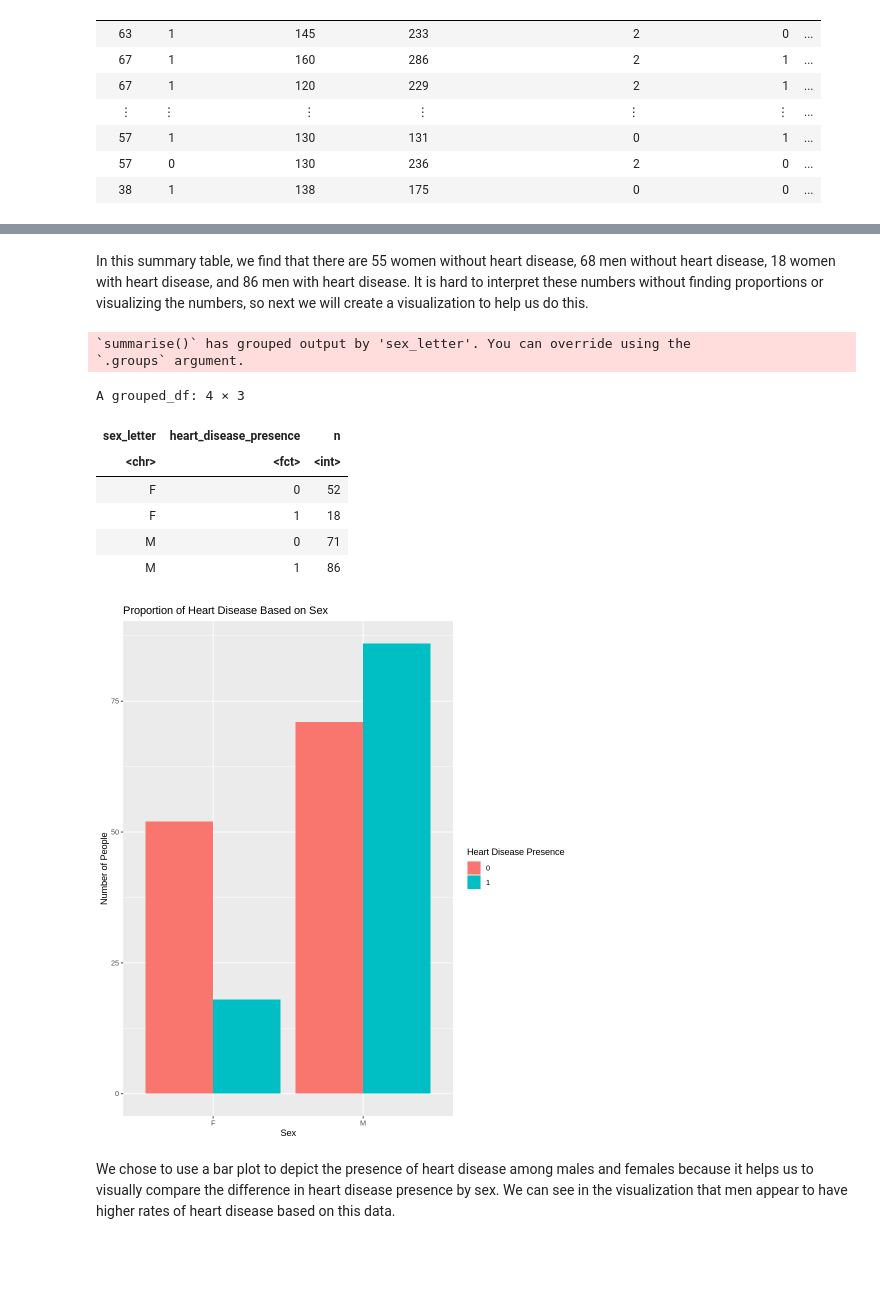
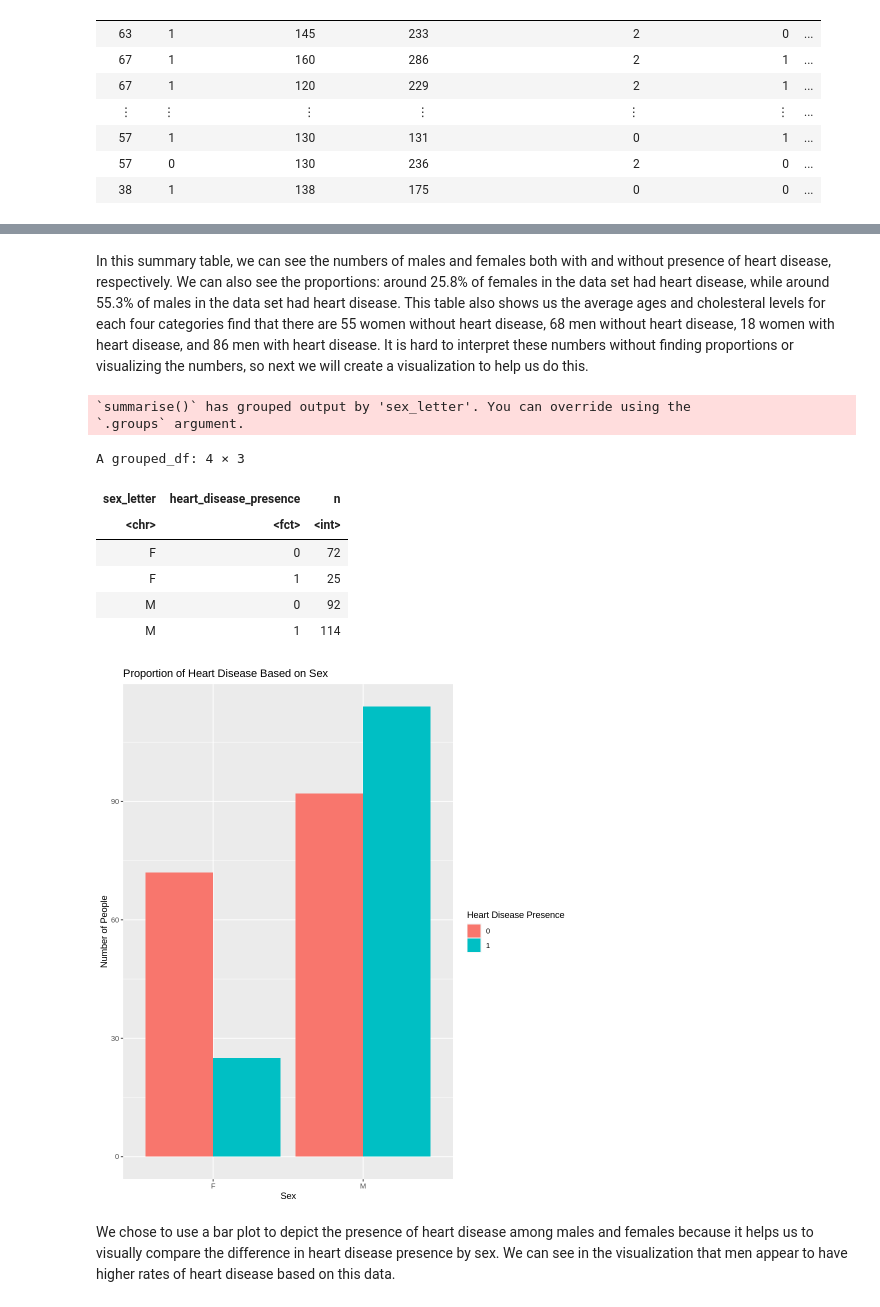
Before and after one commit to samtang22/dsci-100-2022W1-group-21, a Jupyter notebook: heart.data.ipynb, the cells around one changed output, grey strips where cells are left out. Drawn from its saved outputs; the diff is of its cells as text; code cells hidden in the pictures; blank space fills up the shorter version.

Commit message:
added proportions to tables

```diff
--- a/heart.data.ipynb
+++ b/heart.data.ipynb
@@ -91,23 +81,27 @@ heart_test <- testing(heart_split)
 # %%
 #converts numerical sex value into a letter eg 0 -> F. Creates a new column for it
 #done purely for the charts - F/M easier to read than 0/1
-temp_heart_train <- heart_train
-temp_heart_train["sex_letter"] <- NA
-for(i in 1:nrow(temp_heart_train)) {
-    if(temp_heart_train[i, 2] == 0) {
-        temp_heart_train[i, ncol(temp_heart_train)] <- "F"
+temp_heart_data <- heart_data
+temp_heart_data["sex_letter"] <- NA
+for(i in 1:nrow(temp_heart_data)) {
+    if(temp_heart_data[i, 2] == 0) {
+        temp_heart_data[i, ncol(temp_heart_data)] <- "F"
     } else {
-        temp_heart_train[i, ncol(temp_heart_train)] <- "M"
+        temp_heart_data[i, ncol(temp_heart_data)] <- "M"
     }
 }
 
 #Table of mean age and cholesteral for each heart disease presence/sex combination
-mean_age_angiographic <- temp_heart_train |>
+mean_age_angiographic <- temp_heart_data |>
     group_by(heart_disease_presence, sex_letter) |>
     summarize(mean_age=round(mean(age),1), mean_cholesteral = round(mean(serum_cholesteral)), n=n())
+
 #is there a better way to label the table?
 print("Summary table of heart disease presence by sex")
-mean_age_angiographic
+mean_age_proportions <- mean_age_angiographic |>
+    mutate(total = c(97, 206)) |>
+    mutate(proportion = n/total)
+mean_age_proportions
 # %% [output]
 `summarise()` has grouped output by 'heart_disease_presence'. You can override
 using the `.groups` argument.
@@ -122,35 +116,36 @@ A grouped_df: 4 × 5
 # %% [markdown]
-In this summary table, we find that there are 55 women without heart disease, 68 men without heart disease, 18 women with heart disease, and 86 men with heart disease. It is hard to interpret these numbers without finding proportions or visualizing the numbers, so next we will create a visualization to help us do this.
+In this summary table, we can see the numbers of males and females both with and without presence of heart disease, respectively. We can also see the proportions: around 25.8% of females in the data set had heart disease, while around 55.3% of males in the data set had heart disease. This table also shows us the average ages and cholesteral levels for each four categories
+find that there are 55 women without heart disease, 68 men without heart disease, 18 women with heart disease, and 86 men with heart disease. It is hard to interpret these numbers without finding proportions or visualizing the numbers, so next we will create a visualization to help us do this.
 # %%
 #Uses modified dataset purely for graphs/charts
 #counts number of people in each sex/heart disease presence combination
-temp_heart_train <- temp_heart_train |>
+temp_heart_data <- temp_heart_data |>
     group_by(sex_letter, heart_disease_presence) |>
     summarize(n=n())
 
-temp_heart_train <- temp_heart_train |>
+temp_heart_data <- temp_heart_data |>
     mutate(heart_disease_presence = as.factor(heart_disease_presence))
-temp_heart_train
+temp_heart_data
 options(repr.plot.width = 8, repr.plot.height = 9)
-heart_plot <- temp_heart_train |>
+heart_plot <- temp_heart_data |>
     ggplot(aes(x = sex_letter, y = n, fill = heart_disease_presence)) +
     geom_bar(stat = "identity", position = "dodge") +
     xlab("Sex") +
     ylab("Number of People") +
     labs(fill = "Heart Disease Presence")+
     ggtitle("Proportion of Heart Disease Based on Sex")
 heart_plot
 # %% [output]
 `summarise()` has grouped output by 'sex_letter'. You can override using the
 `.groups` argument.
 A grouped_df: 4 × 3
 | sex_letter | heart_disease_presence | n |
 | <chr> | <fct> | <int> |
-| F | 0 | 52 |
-| F | 1 | 18 |
-| M | 0 | 71 |
-| M | 1 | 86 |
+| F | 0 | 72 |
+| F | 1 | 25 |
+| M | 0 | 92 |
+| M | 1 | 114 |
-[figure, old version]
+[figure, new version]
 # %% [markdown]
 We chose to use a bar plot to depict the presence of heart disease among males and females because it helps us to visually compare the difference in heart disease presence by sex. We can see in the visualization that men appear to have higher rates of heart disease based on this data.
 # %% [markdown]
```
Also changed, not shown: parts of 12 cells of this notebook.
